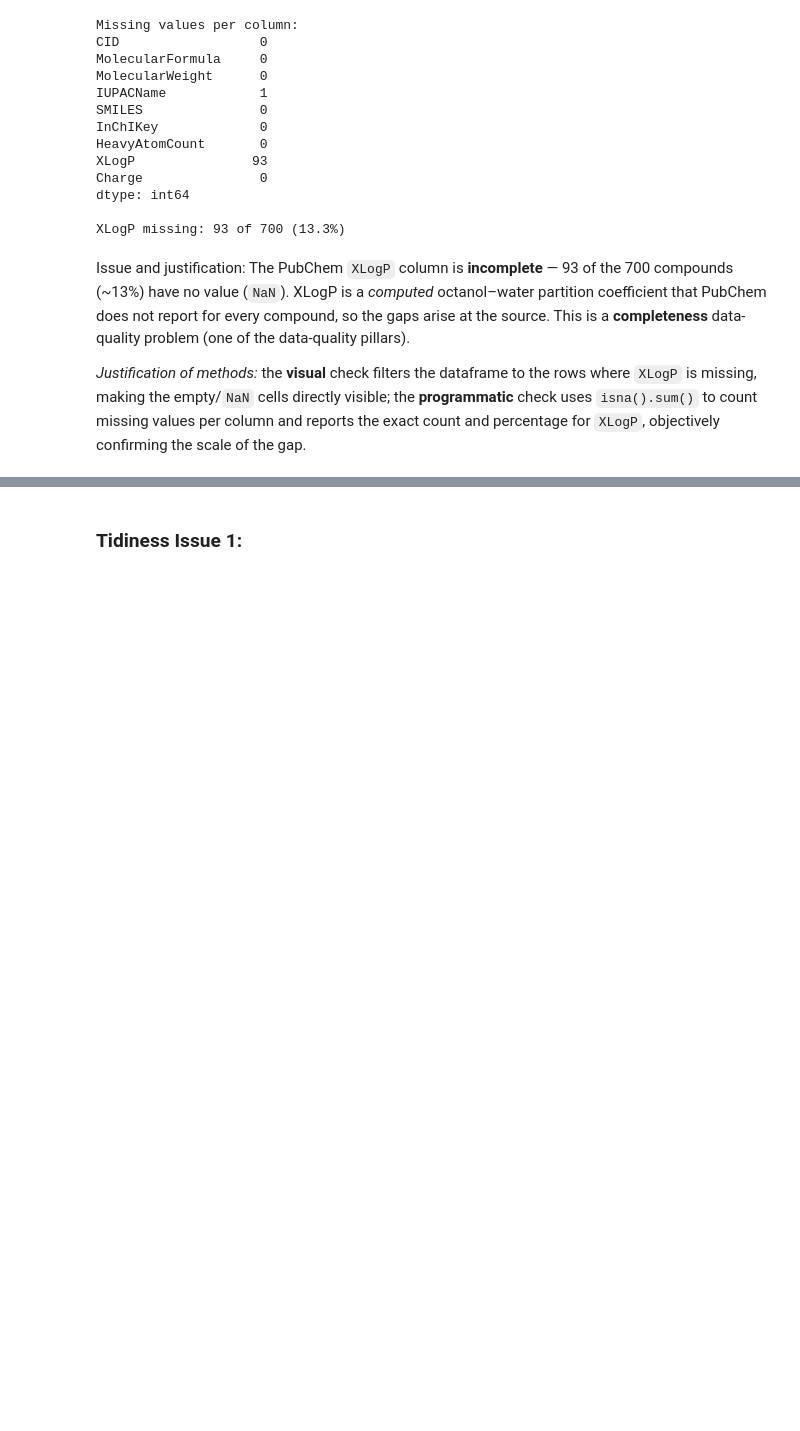
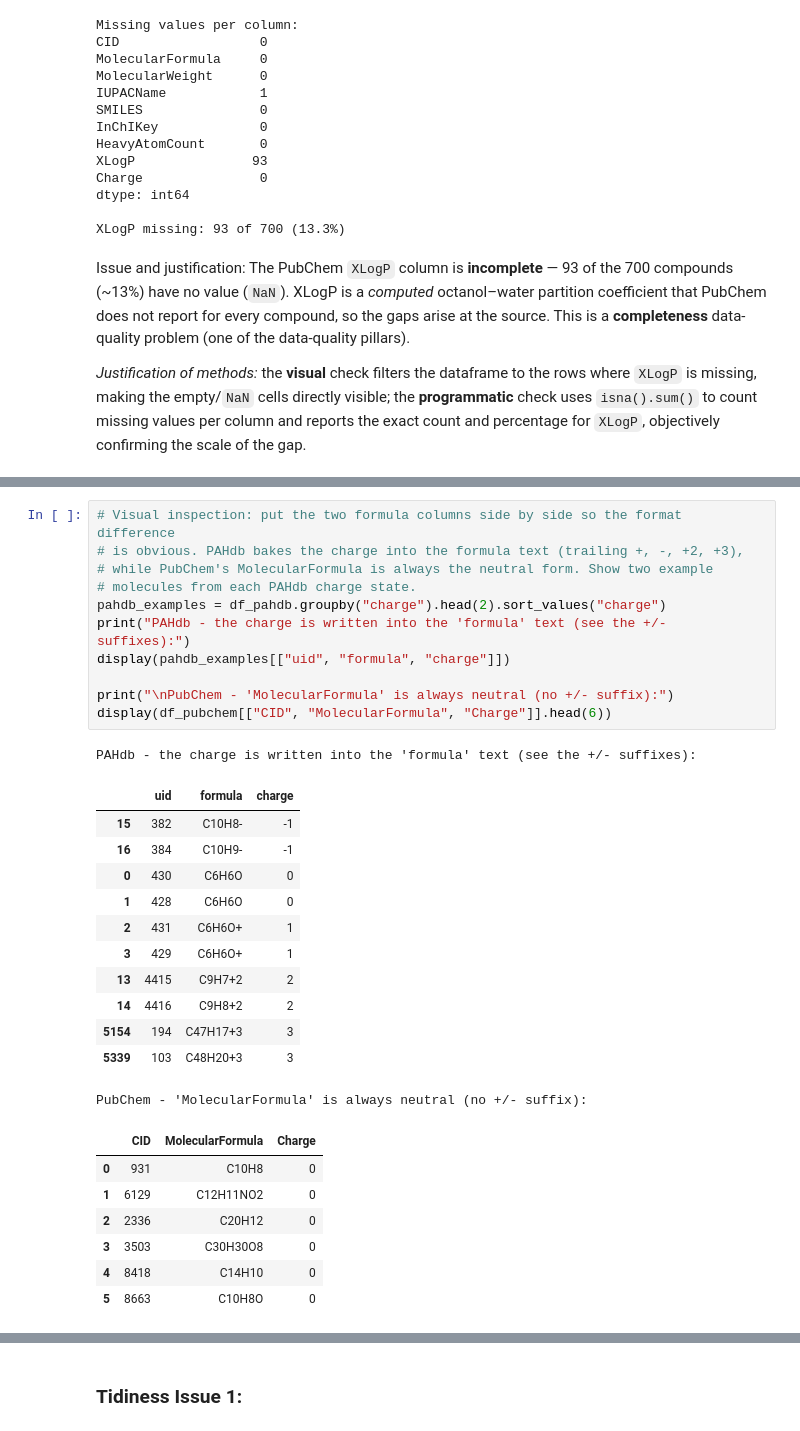
Before and after one commit to thebreadishard/udacity-data-wrangling, a Jupyter notebook: Data_Wrangling_Project_Starter.ipynb, the cells around one changed output, grey strips where cells are left out. Drawn from its saved outputs; the diff is of its cells as text; blank space fills up the shorter version.

Commit message:
Assess Quality Issue 2: inconsistent formula format (charge baked into PAHdb formula)

```diff
--- a/Data_Wrangling_Project_Starter.ipynb
+++ b/Data_Wrangling_Project_Starter.ipynb
@@ -358,0 +355,32 @@ Issue and justification: *FILL IN*
+# %%
+# Visual inspection: put the two formula columns side by side so the format difference
+# is obvious. PAHdb bakes the charge into the formula text (trailing +, -, +2, +3),
+# while PubChem's MolecularFormula is always the neutral form. Show two example
+# molecules from each PAHdb charge state.
+pahdb_examples = df_pahdb.groupby("charge").head(2).sort_values("charge")
+print("PAHdb - the charge is written into the 'formula' text (see the +/- suffixes):")
+display(pahdb_examples[["uid", "formula", "charge"]])
+
+print("\nPubChem - 'MolecularFormula' is always neutral (no +/- suffix):")
+display(df_pubchem[["CID", "MolecularFormula", "Charge"]].head(6))
+# %% [output]
+PAHdb - the charge is written into the 'formula' text (see the +/- suffixes):
+|  | uid | formula | charge |
+| 15 | 382 | C10H8- | -1 |
+| 16 | 384 | C10H9- | -1 |
+| 0 | 430 | C6H6O | 0 |
+| 1 | 428 | C6H6O | 0 |
+| 2 | 431 | C6H6O+ | 1 |
+| 3 | 429 | C6H6O+ | 1 |
+| 13 | 4415 | C9H7+2 | 2 |
+| 14 | 4416 | C9H8+2 | 2 |
+| 5154 | 194 | C47H17+3 | 3 |
+| 5339 | 103 | C48H20+3 | 3 |
+PubChem - 'MolecularFormula' is always neutral (no +/- suffix):
+|  | CID | MolecularFormula | Charge |
+| 0 | 931 | C10H8 | 0 |
+| 1 | 6129 | C12H11NO2 | 0 |
+| 2 | 2336 | C20H12 | 0 |
+| 3 | 3503 | C30H30O8 | 0 |
+| 4 | 8418 | C14H10 | 0 |
+| 5 | 8663 | C10H8O | 0 |
```
Also changed, not shown: parts of 7 cells of this notebook.
